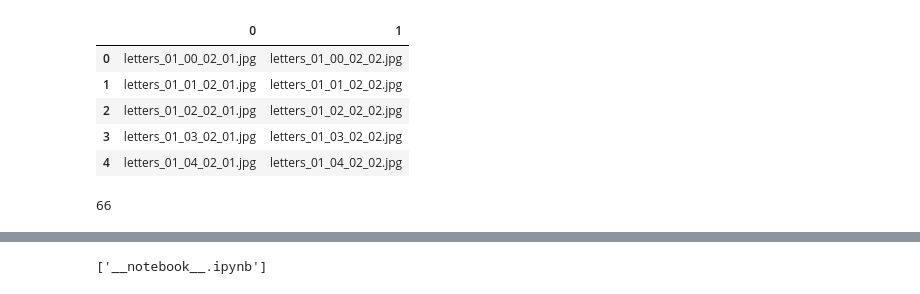
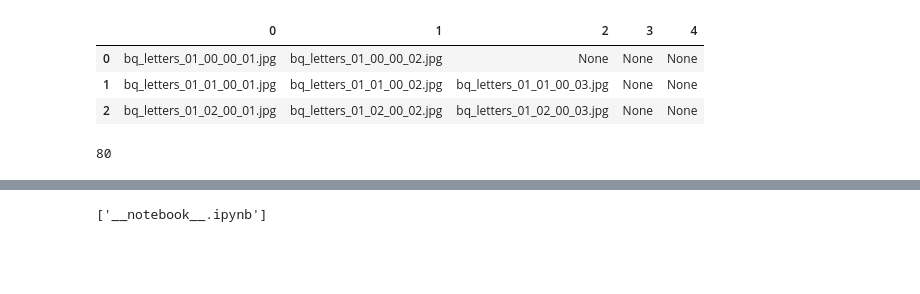
Before and after one commit to OlgaBelitskaya/data_kitchen, a Jupyter notebook: images-with-many-objects.ipynb, the cells around one changed output, grey strips where cells are left out. Drawn from its saved outputs; the diff is of its cells as text; code cells hidden in the pictures; blank space fills up the shorter version.

```diff
--- a/images-with-many-objects.ipynb
+++ b/images-with-many-objects.ipynb
@@ -10,26 +10,24 @@ import os,zipfile,cv2
 # %%
 def get_files(dir_name,files_pre):
     files_list=sorted(os.listdir(dir_name))
     input_files=[f for f in files_list
-                 if (f[-4:]=='.jpg' and files_pre==f[:16])]
+                 if (f[-4:]=='.jpg' and files_pre==f[:19])]
     return input_files
 N=33
 dir_name='../input/object-detection/'
-files_pre_list=['letters_01_'+'%02d'%l+'_02'
+files_pre_list=['bq_letters_01_'+'%02d'%l+'_00'
                 for l in range(N)]
 input_files_list=[]
 input_files_list+=[get_files(dir_name,files_pre_list[l])
                    for l in range(N)]
-display(pd.DataFrame(input_files_list).head())
+display(pd.DataFrame(input_files_list).head(3))
 sum([len(input_files_list[i]) for i in range(N)])
 # %% [output]
-|  | 0 | 1 |
-| 0 | letters_01_00_02_01.jpg | letters_01_00_02_02.jpg |
-| 1 | letters_01_01_02_01.jpg | letters_01_01_02_02.jpg |
-| 2 | letters_01_02_02_01.jpg | letters_01_02_02_02.jpg |
-| 3 | letters_01_03_02_01.jpg | letters_01_03_02_02.jpg |
-| 4 | letters_01_04_02_01.jpg | letters_01_04_02_02.jpg |
+|  | 0 | 1 | 2 | 3 | 4 |
+| 0 | bq_letters_01_00_00_01.jpg | bq_letters_01_00_00_02.jpg | None | None | None |
+| 1 | bq_letters_01_01_00_01.jpg | bq_letters_01_01_00_02.jpg | bq_letters_01_01_00_03.jpg | None | None |
+| 2 | bq_letters_01_02_00_01.jpg | bq_letters_01_02_00_02.jpg | bq_letters_01_02_00_03.jpg | None | None |
-66
+80
 # %%
 dhtml('Lists of Objects')
 # %% [output]
```
Also changed, not shown: parts of 9 cells of this notebook, 1 other file.
